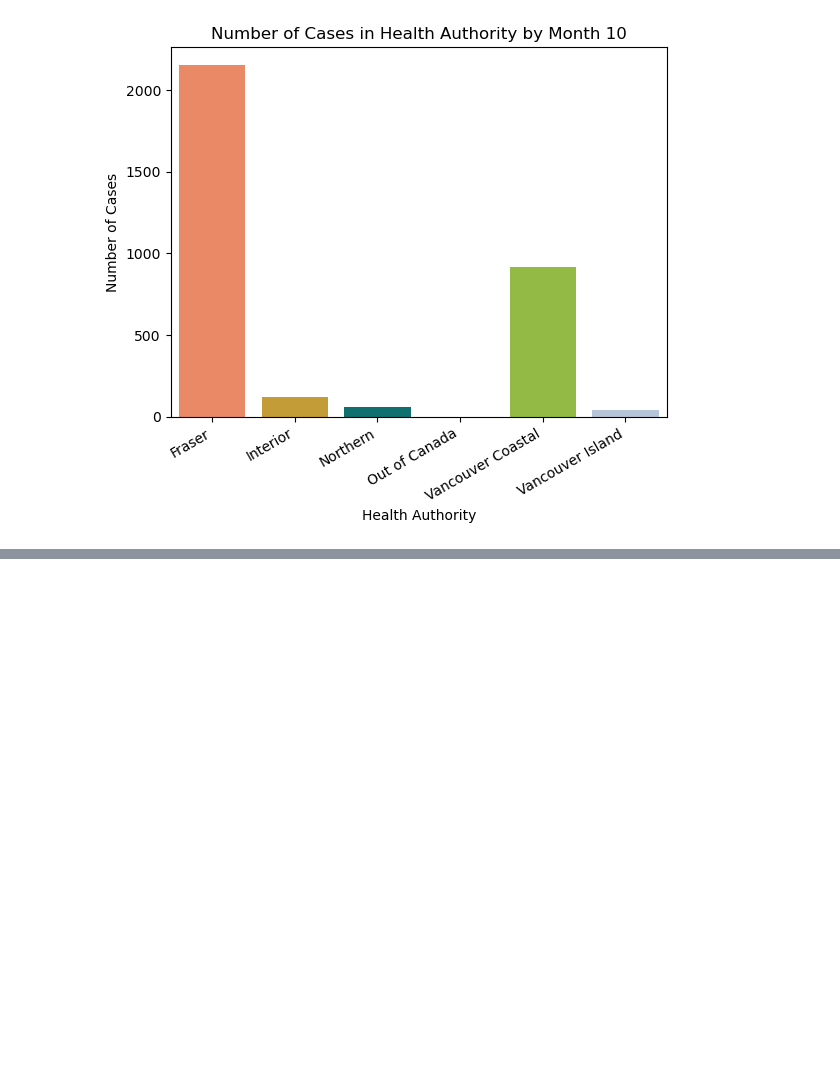
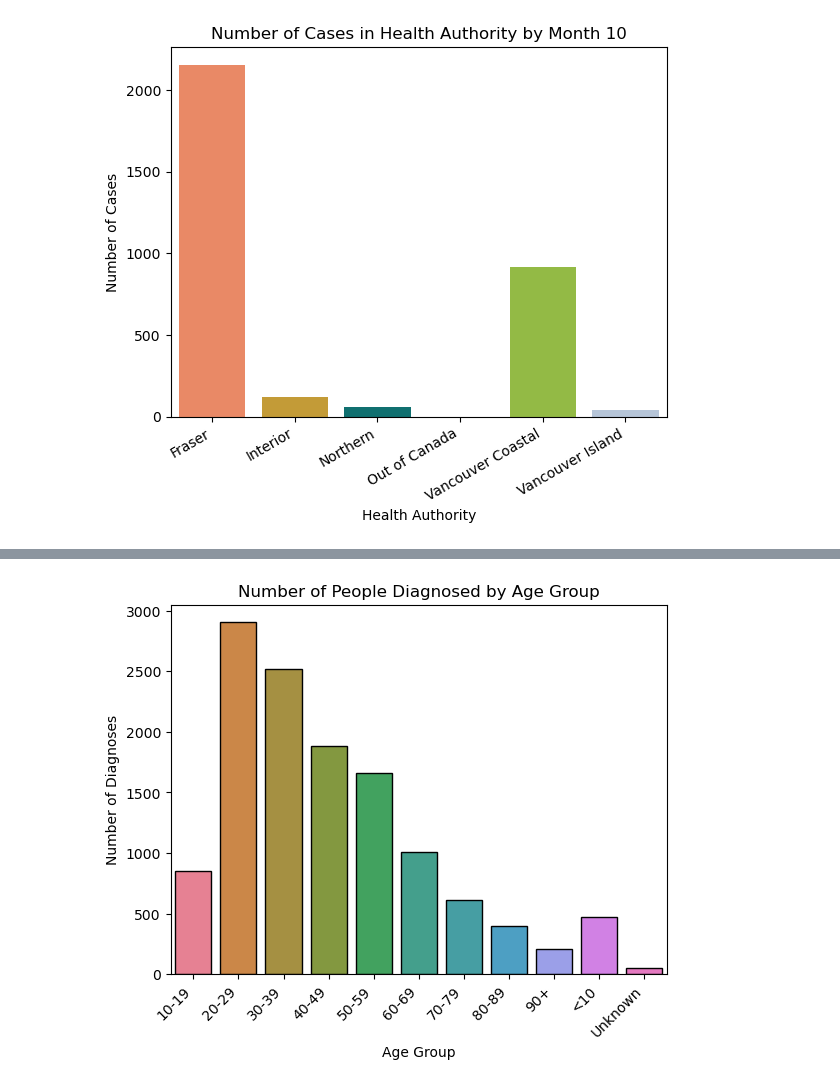
Before and after one commit to elaine-tao/COMM-337-Group-Project-1, a Jupyter notebook: Group Project 1.ipynb, the cells around one changed output, grey strips where cells are left out. Drawn from its saved outputs; the diff is of its cells as text; code cells hidden in the pictures; blank space fills up the shorter version.

```diff
--- a/Group Project 1.ipynb
+++ b/Group Project 1.ipynb
@@ -906,0 +911,3 @@ for n in range(1, 11):
+# %%
+age = covid[["Age_Group"]].groupby(["Age_Group"]).value_counts().reset_index()
+age
@@ -906,0 +927,9 @@ for n in range(1, 11):
+# %%
+sns.barplot(x = "Age_Group", y = "count", data = age, errorbar = None, hue = "Age_Group", edgecolor = "black")
+plt.xticks(rotation = 45, horizontalalignment = "right")
+plt.title("Number of People Diagnosed by Age Group")
+plt.xlabel("Age Group")
+plt.ylabel("Number of Diagnoses")
+plt.show()
+# %% [output]
+[figure, added]
```
Also changed, not shown: parts of 10 cells of this notebook.
